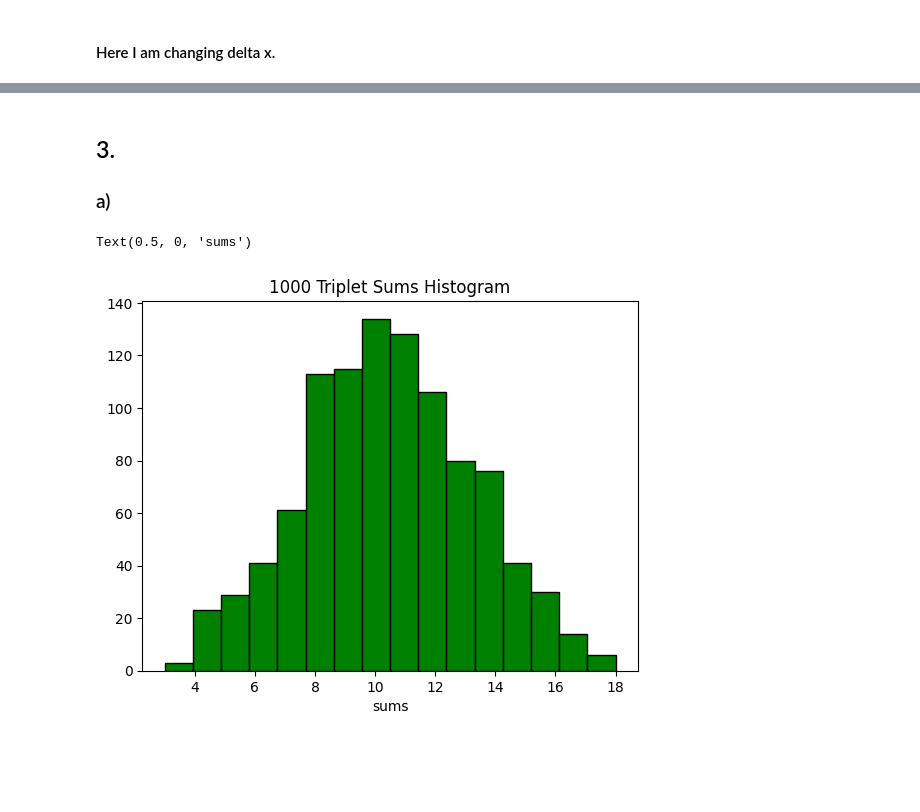
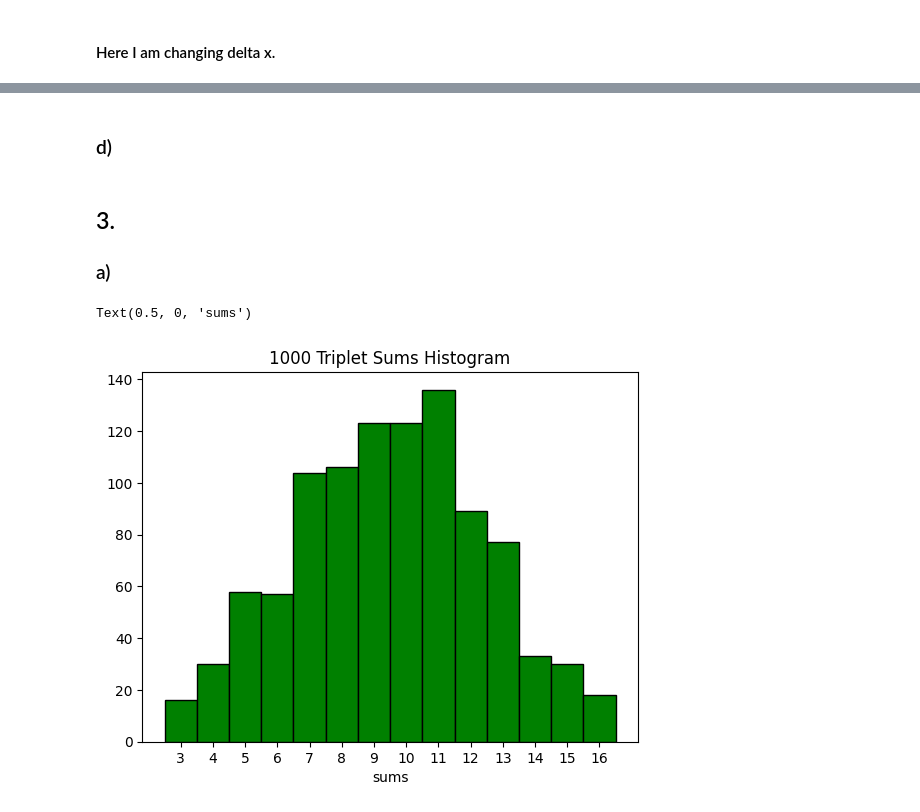
Before and after one commit to Icho2/Computational_Chemistry, a Jupyter notebook: Computational_Basics.ipynb, the cells around one changed output, grey strips where cells are left out. Drawn from its saved outputs; the diff is of its cells as text; code cells hidden in the pictures; blank space fills up the shorter version.

```diff
--- a/Computational_Basics.ipynb
+++ b/Computational_Basics.ipynb
@@ -77,3 +77,5 @@ print("The mean of x parameter causes the distribution to translate to the left
+# %% [markdown]
+### d)
 # %%
 from scipy import integrate
 
@@ -90,16 +92,19 @@ print("Decimal percentage of distribution: ",result)
 # %%
 import random as rand
 import matplotlib.pyplot as plt
 triplets_1k = []
 for i in range(1000):
     triplet = []
     for j in range(3):
         triplet.append(rand.randint(1,6))
     triplets_1k.append(sum(triplet))
 
 plt.title("1000 Triplet Sums Histogram")
-plt.hist(triplets_1k, bins=16, color='green', edgecolor = "black")
+n, bins, patches = plt.hist(triplets_1k, bins=14, color='green', edgecolor = "black", align='left')
+custom_xticks = bins[:-1]
+custom_xlabels = ['3', '4', '5', '6', '7', '8', '9', '10', '11', '12', '13', '14', '15', '16']  # Example custom tick labels
+plt.xticks(custom_xticks, custom_xlabels)
 plt.xlabel("sums")
 # %% [output]
 Text(0.5, 0, 'sums')
-[figure, old version]
+[figure, new version]
```
Also changed, not shown: parts of 6 cells of this notebook, 3 other files.
